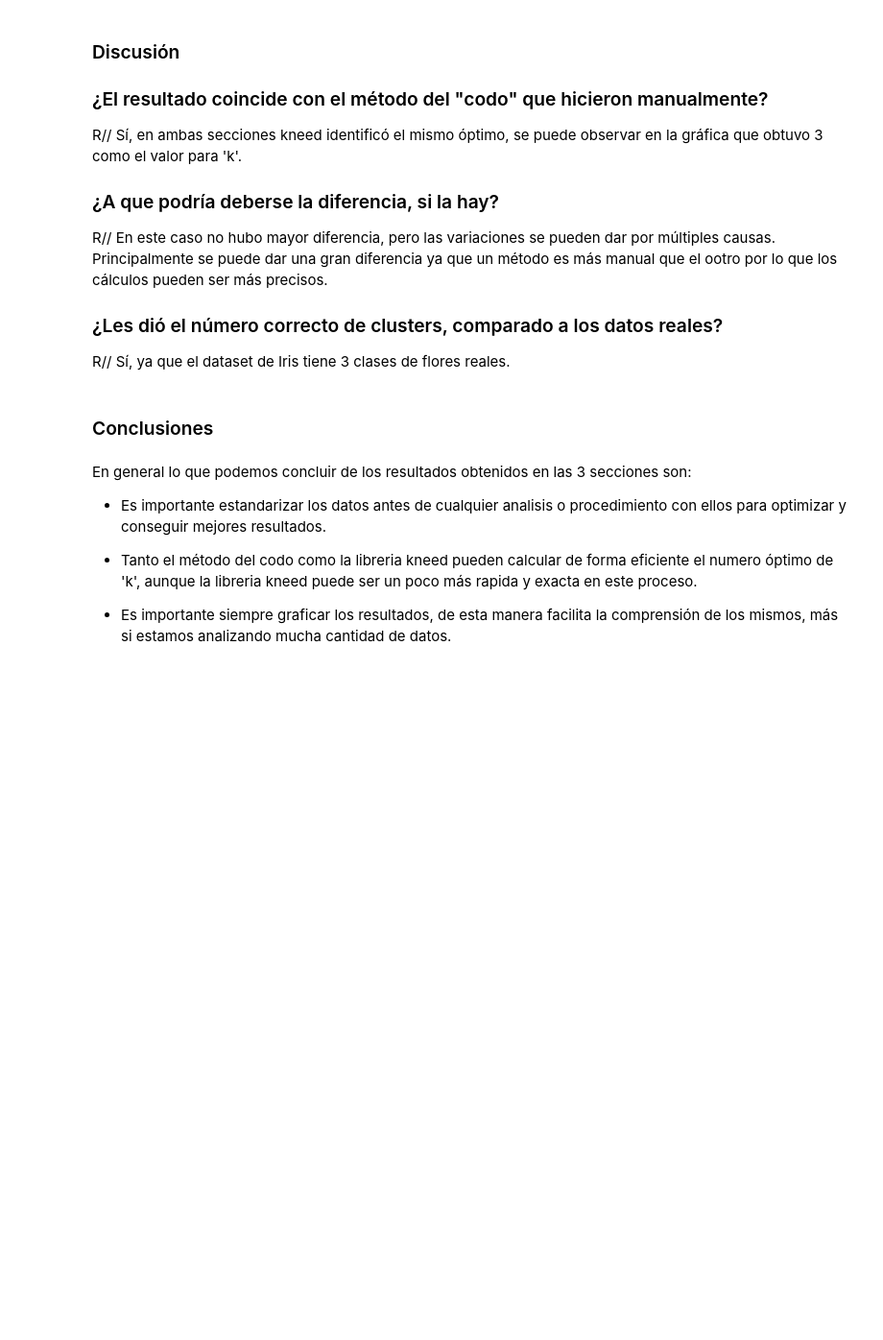
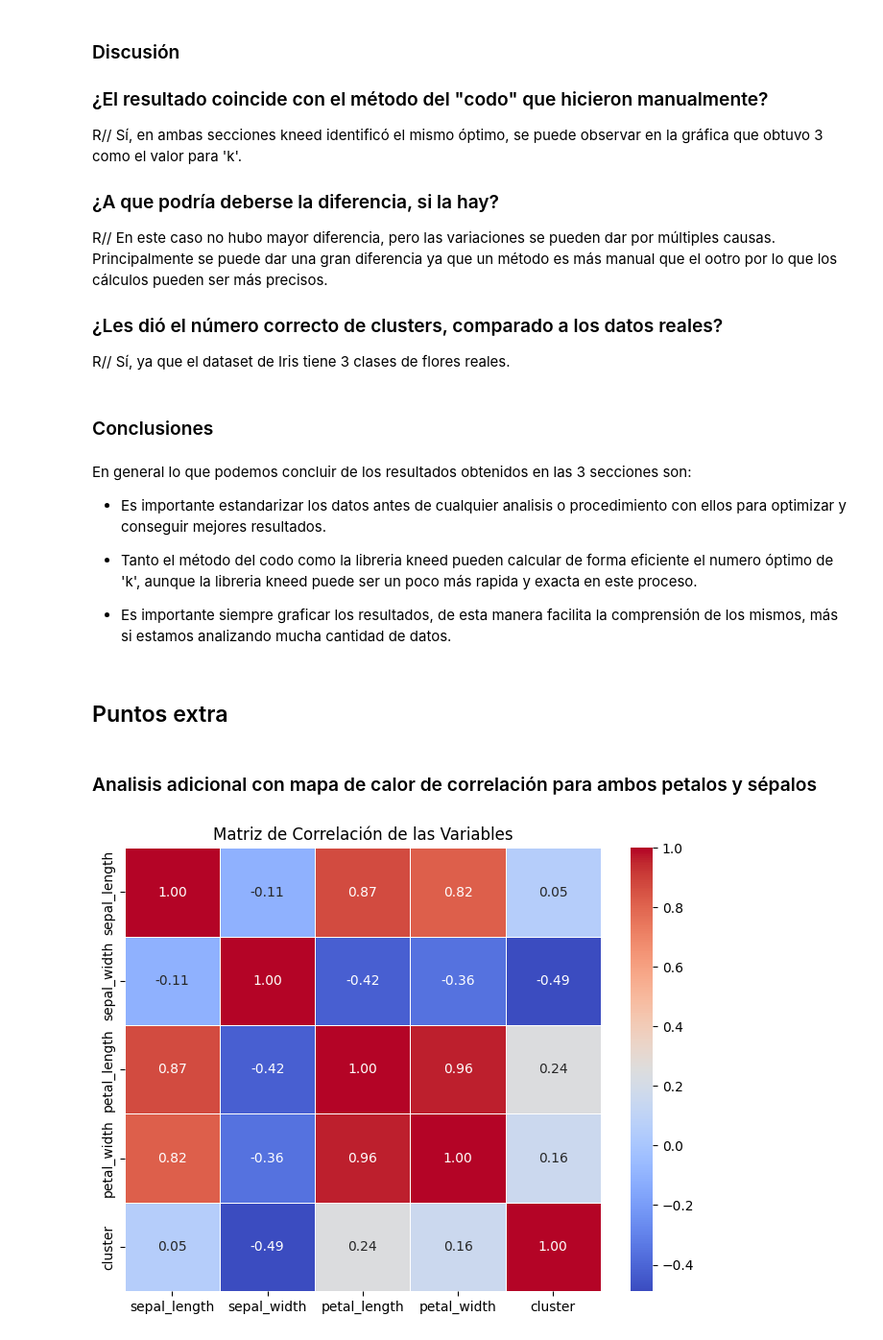
Before and after one commit to SRV-JSPA/HT-2.-Clustering, a Jupyter notebook: Clustering.ipynb, the cells around one changed output. Shown at 96% size. Drawn from its saved outputs; the diff is of its cells as text; code cells hidden in the pictures; blank space fills up the shorter version.

Commit message:
Puntos extra agregados

```diff
--- a/Clustering.ipynb
+++ b/Clustering.ipynb
@@ -491,3 +491,16 @@ En general lo que podemos concluir de los resultados obtenidos en las 3 seccione
 - Tanto el método del codo como la libreria kneed pueden calcular de forma eficiente el numero óptimo de 'k', aunque la libreria kneed puede ser un poco más rapida y exacta en este proceso.
 
 - Es importante siempre graficar los resultados, de esta manera facilita la comprensión de los mismos, más si estamos analizando mucha cantidad de datos.
+# %% [markdown]
+## Puntos extra
+# %% [markdown]
+### Analisis adicional con mapa de calor de correlación para ambos petalos y sépalos
+# %%
+import seaborn as sns
+
+plt.figure(figsize=(8, 6))
+sns.heatmap(df.corr(), annot=True, cmap='coolwarm', fmt='.2f', linewidths=0.5)
+plt.title('Matriz de Correlación de las Variables')
+plt.show()
+# %% [output]
+[figure, added]
```
Also changed, not shown: parts of 3 cells of this notebook.
